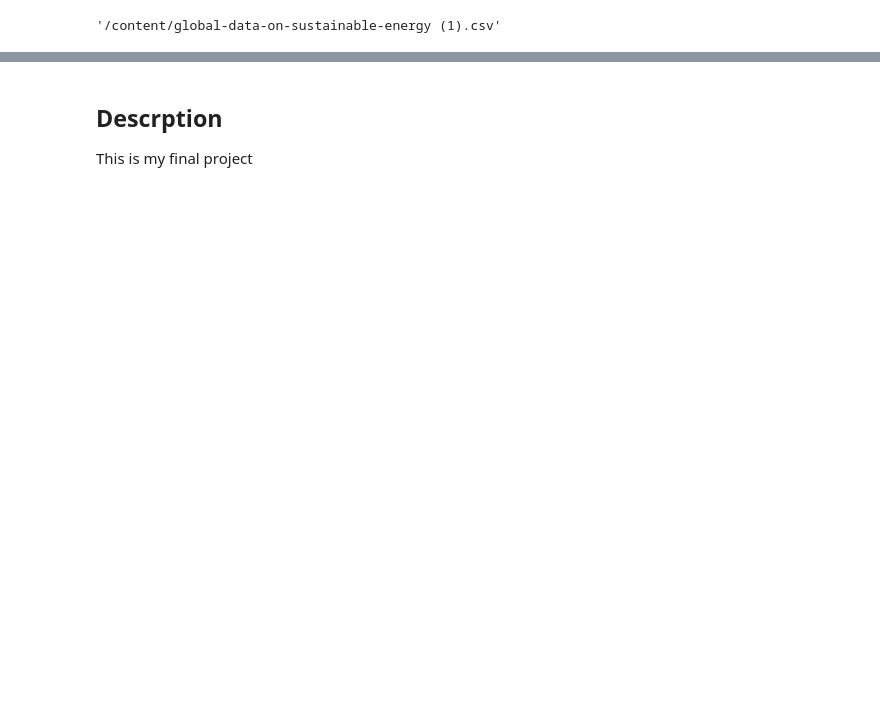
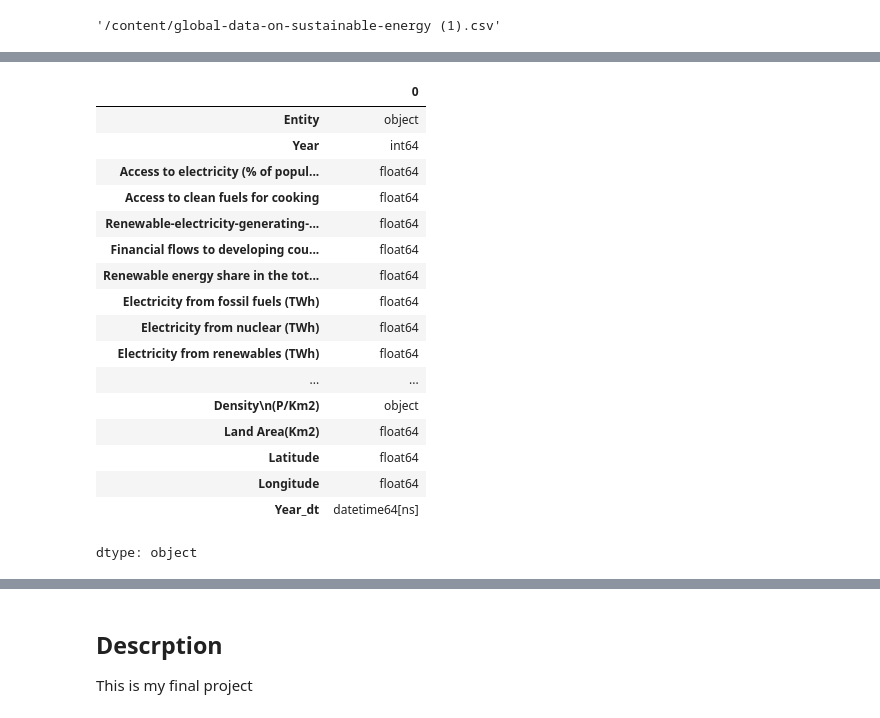
Before and after one commit to carolineli-maker/Python-Final-Project, a Jupyter notebook: Python_Final_Project.ipynb, the cells around one changed output, grey strips where cells are left out. Saved outputs shown, nothing was run; the diff lists cells and outputs as text; code cells hidden in the pictures; blank space fills up the shorter version.

```diff
--- a/Python_Final_Project.ipynb
+++ b/Python_Final_Project.ipynb
@@ -9,0 +63,22 @@ import pandas as pd
+# %%
+#check data types
+energydata.dtypes
+# %% [output]
+|  | 0 |
+| Entity | object |
+| Year | int64 |
+| Access to electricity (% of popul... | float64 |
+| Access to clean fuels for cooking | float64 |
+| Renewable-electricity-generating-... | float64 |
+| Financial flows to developing cou... | float64 |
+| Renewable energy share in the tot... | float64 |
+| Electricity from fossil fuels (TWh) | float64 |
+| Electricity from nuclear (TWh) | float64 |
+| Electricity from renewables (TWh) | float64 |
+| ... | ... |
+| Density\n(P/Km2) | object |
+| Land Area(Km2) | float64 |
+| Latitude | float64 |
+| Longitude | float64 |
+| Year_dt | datetime64[ns] |
+dtype: object
```
Also changed, not shown: parts of 13 cells of this notebook.
